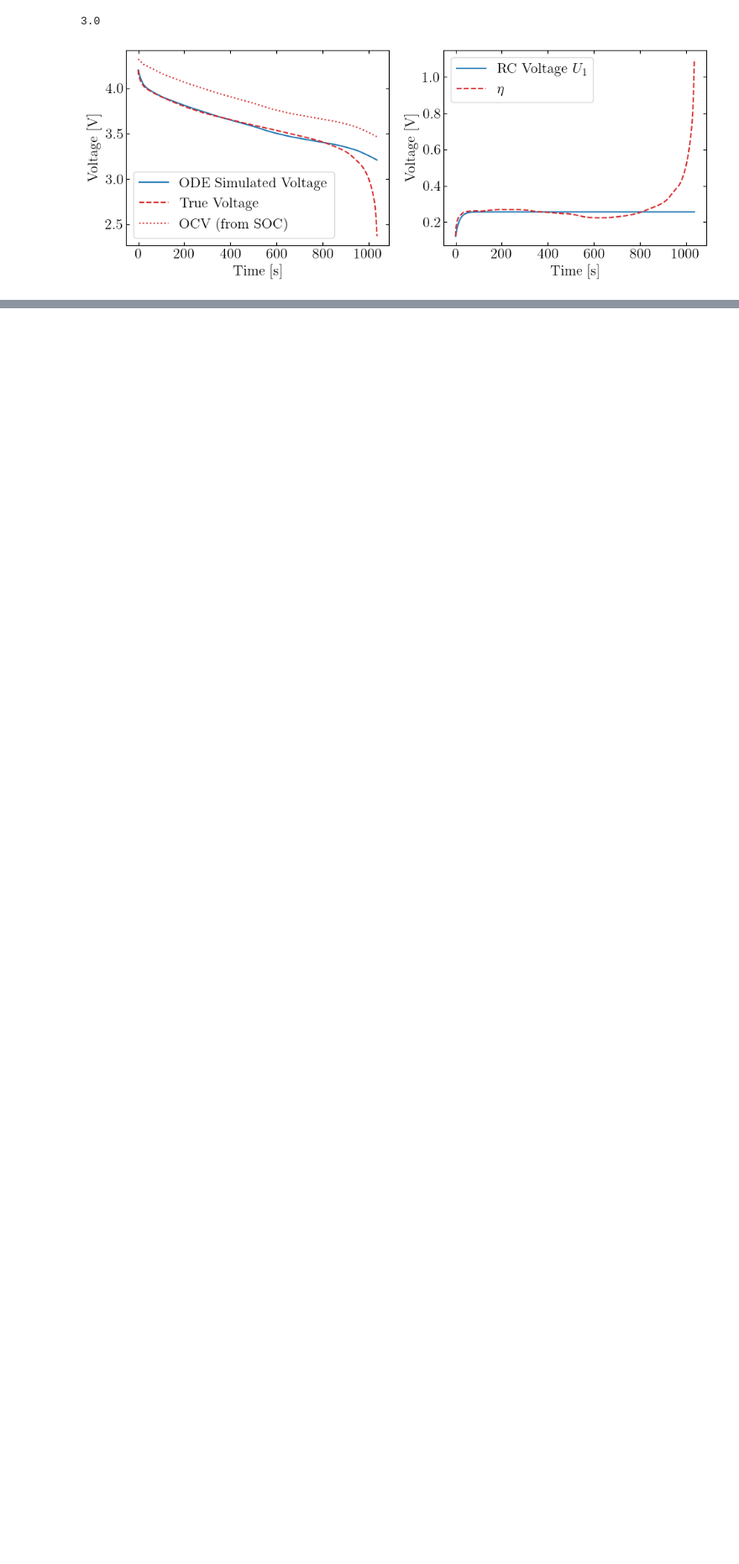
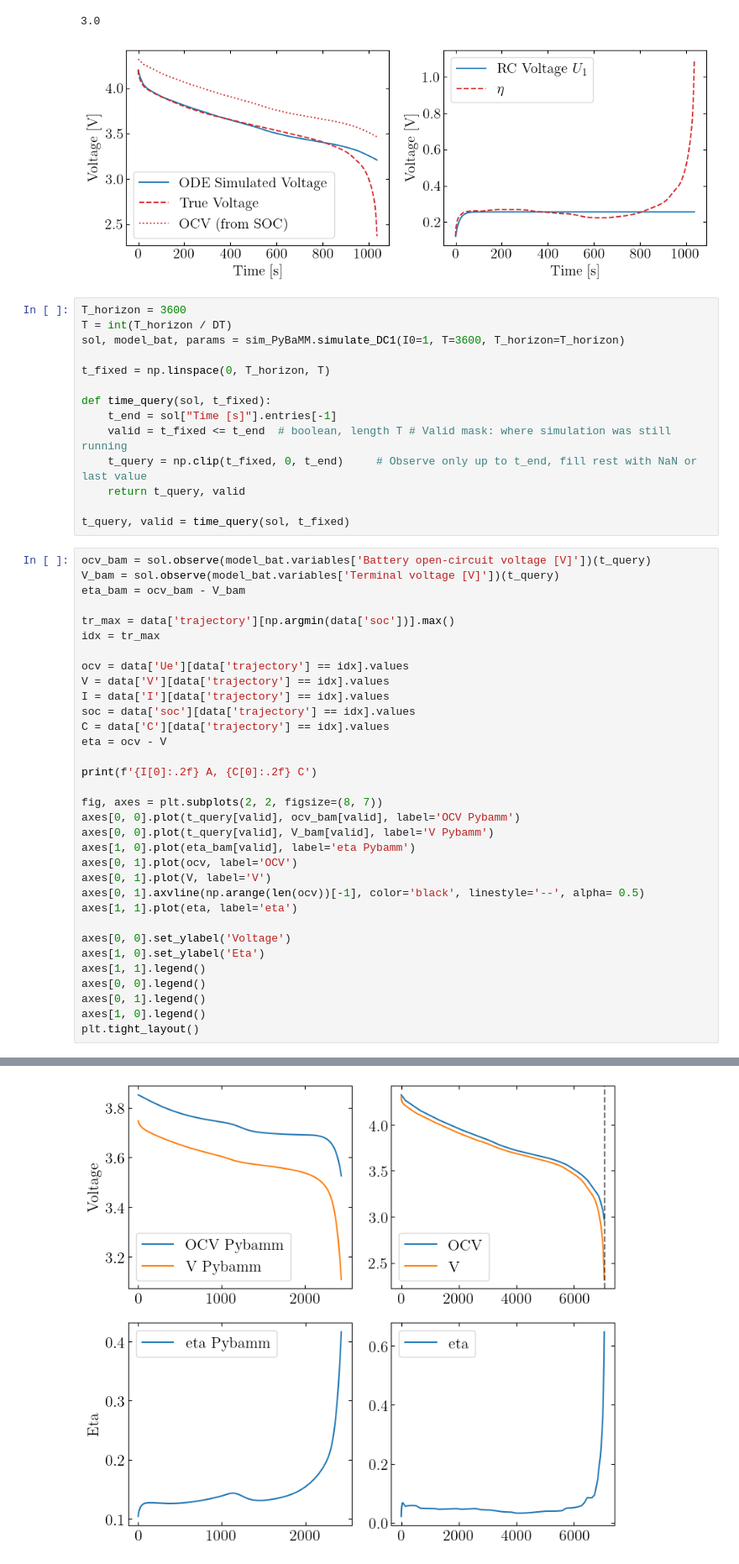
Before and after one commit to j-haralds/MSc_thesis, a Jupyter notebook: program/5_Multi/ECM_base.ipynb, the cells around one changed output, grey strips where cells are left out. Shown at 84% size. Drawn from its saved outputs; the diff is of its cells as text; blank space fills up the shorter version.

Commit message:
data

```diff
--- a/program/5_Multi/ECM_base.ipynb
+++ b/program/5_Multi/ECM_base.ipynb
@@ -112,3 +113,51 @@ plt.tight_layout()
 # %% [output]
 3.0
 [figure]
+# %%
+T_horizon = 3600
+T = int(T_horizon / DT)
+sol, model_bat, params = sim_PyBaMM.simulate_DC1(I0=1, T=3600, T_horizon=T_horizon)
+
+t_fixed = np.linspace(0, T_horizon, T)
+
+def time_query(sol, t_fixed):
+    t_end = sol["Time [s]"].entries[-1]
+    valid = t_fixed <= t_end  # boolean, length T # Valid mask: where simulation was still running
+    t_query = np.clip(t_fixed, 0, t_end)     # Observe only up to t_end, fill rest with NaN or last value
+    return t_query, valid
+
+t_query, valid = time_query(sol, t_fixed)
+# %%
+ocv_bam = sol.observe(model_bat.variables['Battery open-circuit voltage [V]'])(t_query)
+V_bam = sol.observe(model_bat.variables['Terminal voltage [V]'])(t_query)
+eta_bam = ocv_bam - V_bam
+
+tr_max = data['trajectory'][np.argmin(data['soc'])].max()
+idx = tr_max
+
+ocv = data['Ue'][data['trajectory'] == idx].values
+V = data['V'][data['trajectory'] == idx].values
+I = data['I'][data['trajectory'] == idx].values
+soc = data['soc'][data['trajectory'] == idx].values
+C = data['C'][data['trajectory'] == idx].values
+eta = ocv - V
+
+print(f'{I[0]:.2f} A, {C[0]:.2f} C')
+
+fig, axes = plt.subplots(2, 2, figsize=(8, 7))
+axes[0, 0].plot(t_query[valid], ocv_bam[valid], label='OCV Pybamm')
+axes[0, 0].plot(t_query[valid], V_bam[valid], label='V Pybamm')
+axes[1, 0].plot(eta_bam[valid], label='eta Pybamm')
+axes[0, 1].plot(ocv, label='OCV')
+axes[0, 1].plot(V, label='V')
+axes[0, 1].axvline(np.arange(len(ocv))[-1], color='black', linestyle='--', alpha= 0.5)
+axes[1, 1].plot(eta, label='eta')
+
+axes[0, 0].set_ylabel('Voltage')
+axes[1, 0].set_ylabel('Eta')
+axes[1, 1].legend()
+axes[0, 0].legend()
+axes[0, 1].legend()
+axes[1, 0].legend()
+plt.tight_layout()
+# %% [output]
@@ -114,0 +165 @@ plt.tight_layout()
+[figure, added]
```
Also changed, not shown: parts of 2 cells of this notebook, 14 other files.
